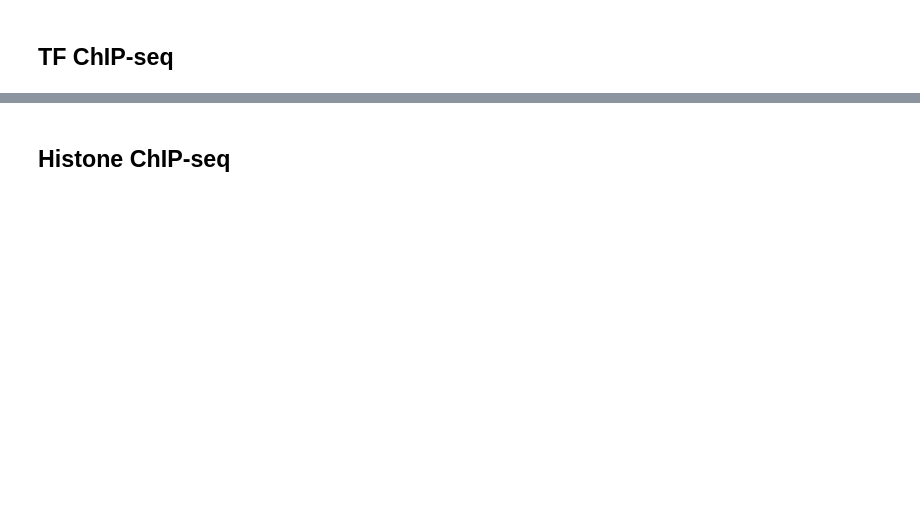
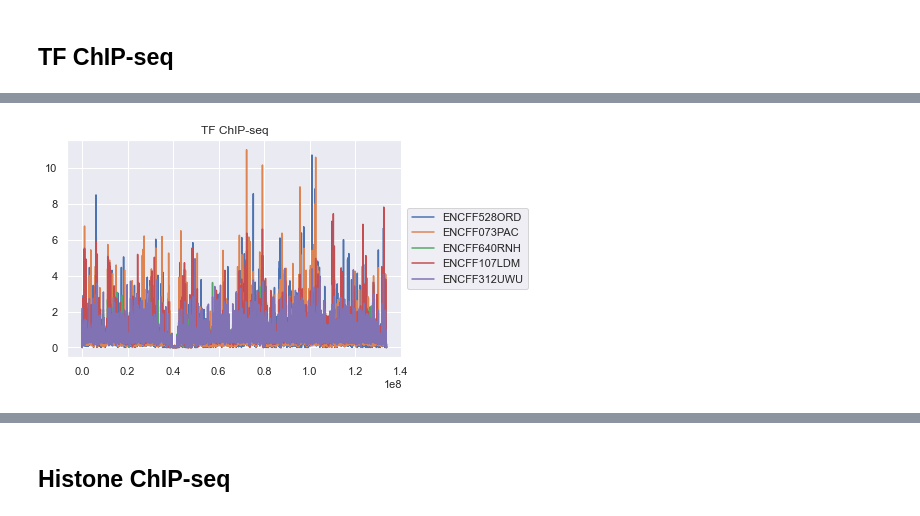
Before and after one commit to Fudenberg-Research-Group/qbio577_fall2022, a Jupyter notebook: encode-bigwig-eda.ipynb, the cells around one changed output, grey strips where cells are left out. Cells and saved outputs as stored; diff of their text form; code cells hidden in the pictures; blank space fills up the shorter version.

```diff
--- a/encode-bigwig-eda.ipynb
+++ b/encode-bigwig-eda.ipynb
@@ -195,0 +267,5 @@ filtered_bigwig_metadata_new
+# %%
+df_col_123 = df[['chrom', 'start', 'end']]
+filtered_df_final = pd.concat([df_col_123,filtered_df])
+
+filtered_df_final
@@ -204,10 +312,12 @@ tfchipseq[['File accession','Biosample term name']]
 # %%
-plt.plot(df.start, df.ENCFF528ORD,label = "ENCFF528ORD")
-plt.plot(df.start, df.ENCFF073PAC,label = "ENCFF073PAC")
-plt.plot(df.start, df.ENCFF640RNH,label = "ENCFF640RNH")
-plt.plot(df.start, df.ENCFF107LDM,label = "ENCFF107LDM")
-plt.plot(df.start, df.ENCFF312UWU,label = "ENCFF312UWU")
-plt.legend()
+plt.plot(filtered_df_final.start, filtered_df_final.ENCFF528ORD,label = "ENCFF528ORD")
+plt.plot(filtered_df_final.start, filtered_df_final.ENCFF073PAC,label = "ENCFF073PAC")
+plt.plot(filtered_df_final.start, filtered_df_final.ENCFF640RNH,label = "ENCFF640RNH")
+plt.plot(filtered_df_final.start, filtered_df_final.ENCFF107LDM,label = "ENCFF107LDM")
+plt.plot(filtered_df_final.start, filtered_df_final.ENCFF312UWU,label = "ENCFF312UWU")
+plt.legend(loc='center left', bbox_to_anchor=(1, 0.5))
 plt.title("TF ChIP-seq")
 plt.show()
+# %% [output]
+[figure, added]
 # %%
```
Also changed, not shown: parts of 57 cells of this notebook.
